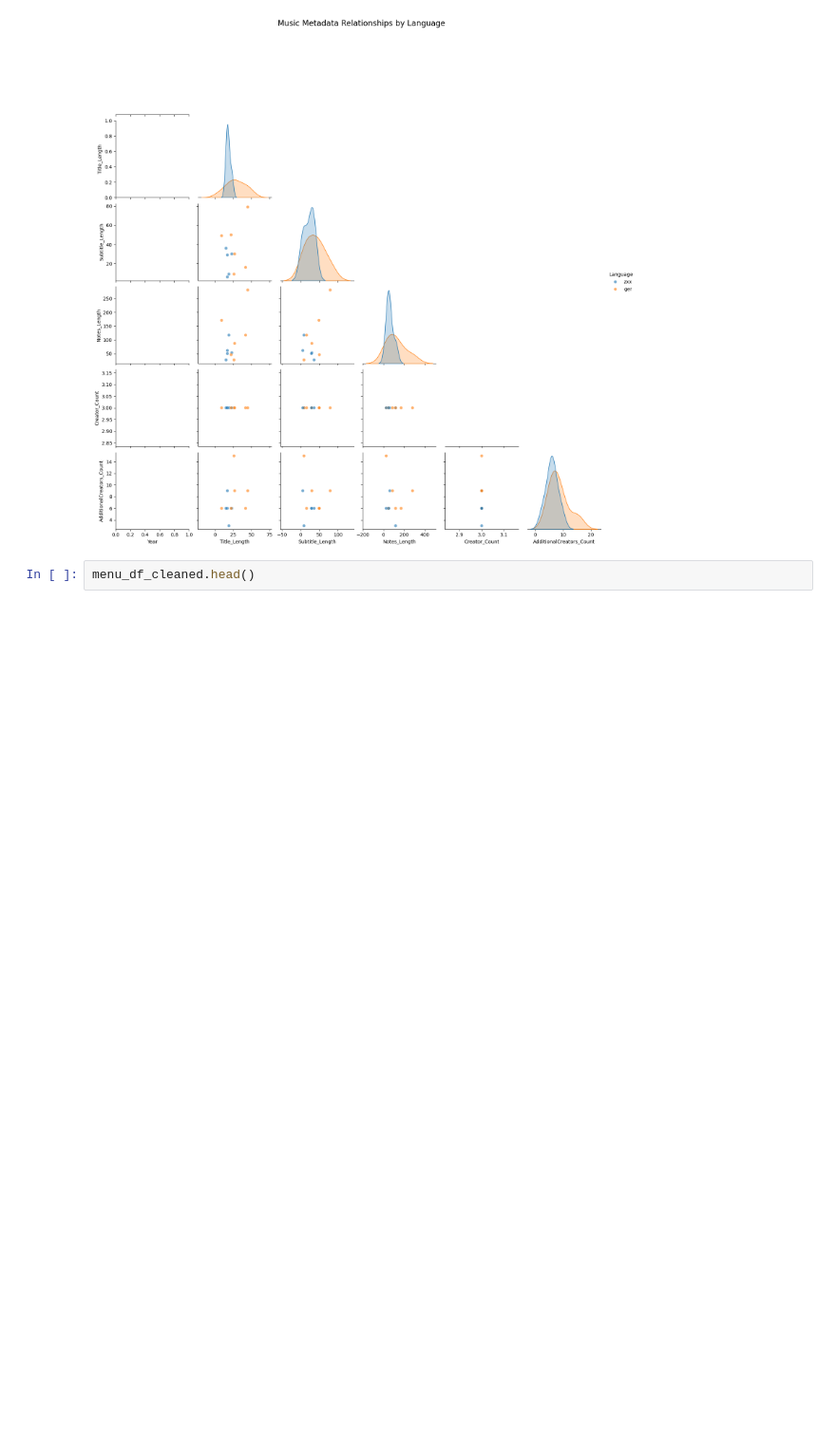
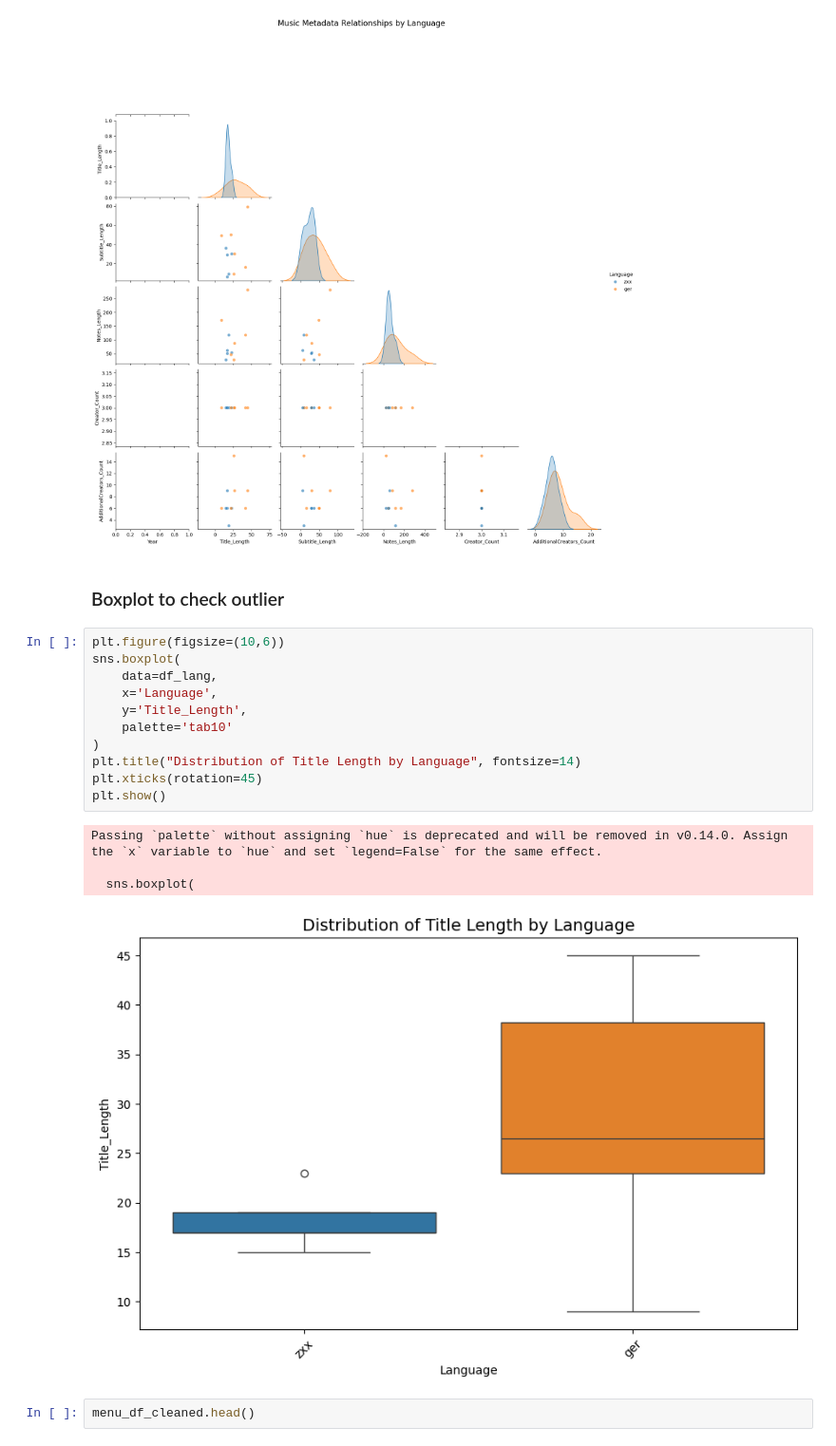
Before and after one commit to bbhatta10/Library-data, a Jupyter notebook: menu.ipynb, the cells around one changed output. Shown at 95% size. Cells and saved outputs as stored; diff of their text form; blank space fills up the shorter version.

Commit message:
Boxplot

```diff
--- a/menu.ipynb
+++ b/menu.ipynb
@@ -236,6 +236,24 @@ plt.suptitle("Music Metadata Relationships by Language", y=1.02, fontsize=16)
 plt.show()
 # %% [output]
 [figure]
+# %% [markdown]
+### Boxplot to check outlier
+# %%
+plt.figure(figsize=(10,6))
+sns.boxplot(
+    data=df_lang,
+    x='Language',
+    y='Title_Length',
+    palette='tab10'
+)
+plt.title("Distribution of Title Length by Language", fontsize=14)
+plt.xticks(rotation=45)
+plt.show()
+# %% [output]
+Passing `palette` without assigning `hue` is deprecated and will be removed in v0.14.0. Assign the `x` variable to `hue` and set `legend=False` for the same effect.
+
+  sns.boxplot(
+[figure, added]
 # %%
 menu_df_cleaned.head()
 # %% [output]
```
